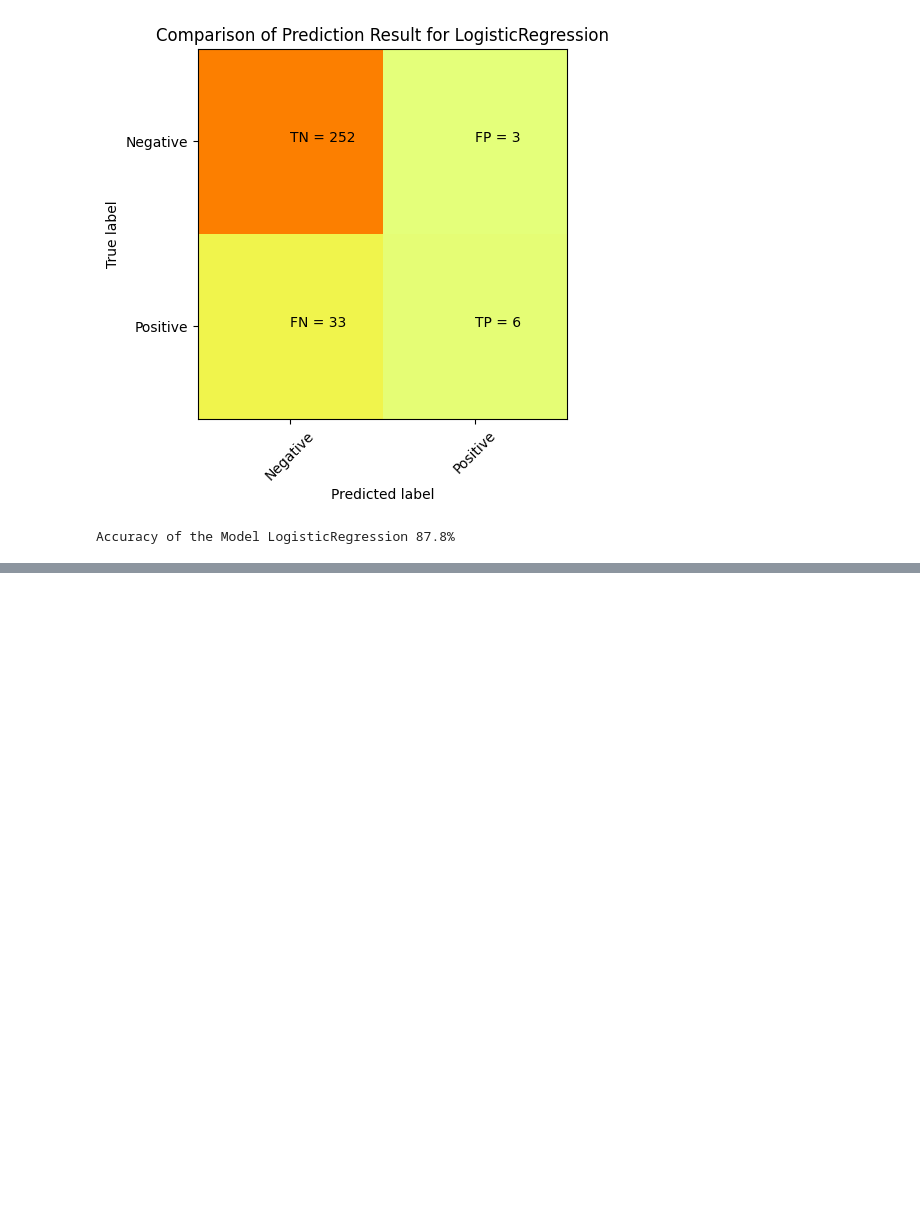
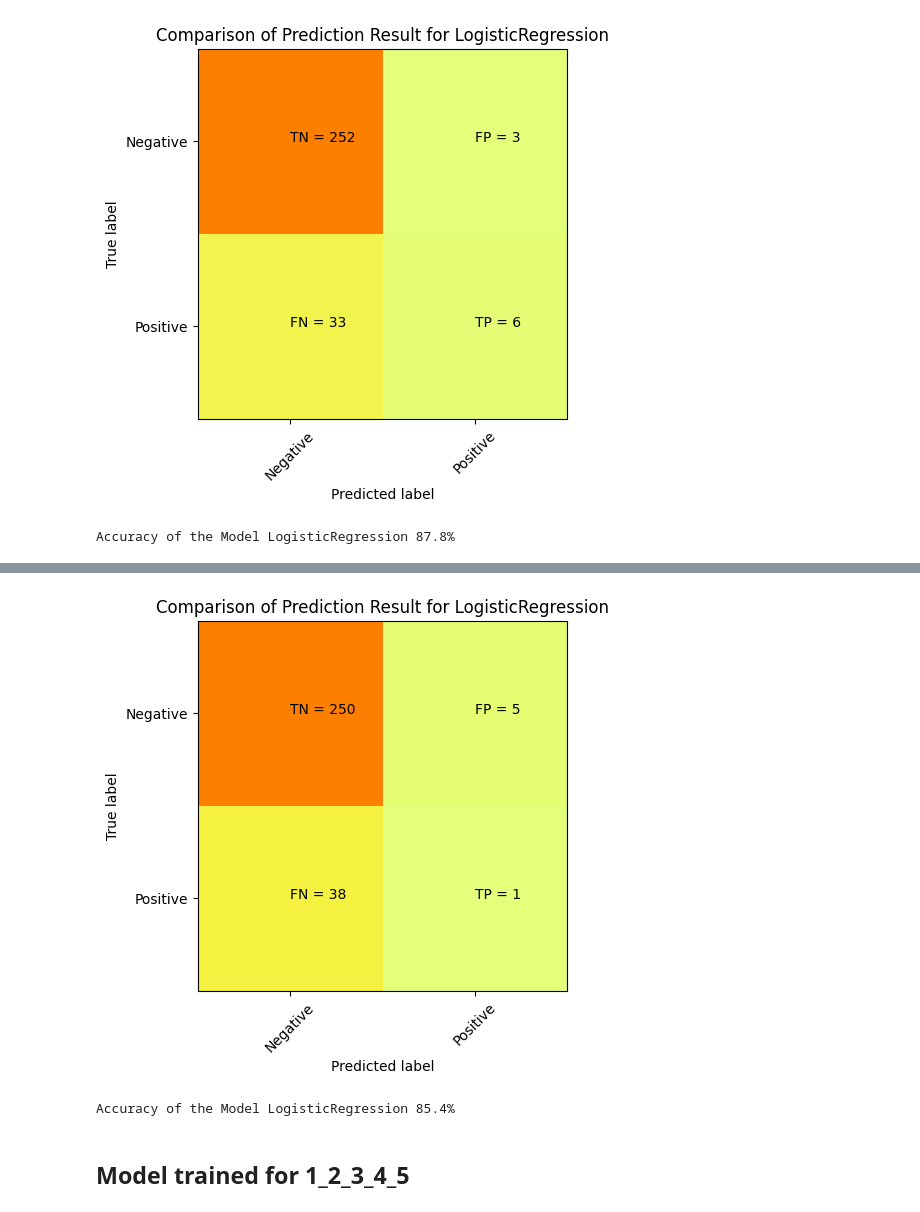
Before and after one commit to RamanRajSingh/Semester, a Jupyter notebook: logistic.ipynb, the cells around one changed output, grey strips where cells are left out. Cells and saved outputs as stored; diff of their text form; code cells hidden in the pictures; blank space fills up the shorter version.

```diff
--- a/logistic.ipynb
+++ b/logistic.ipynb
@@ -299,0 +346,25 @@ Accuracy of the Model LogisticRegression 87.8%
+# %%
+data.columns= data.columns.str.strip()
+# Creating a new data for prediction for 1_2_3_6
+X_1_2_3_6 = data.drop(['Attrition', 'Department', 'EnvironmentSatisfaction', 'JobInvolvement', 'JobLevel', 'JobRole', 'JobSatisfaction', 'RelationshipSatisfaction', 'WorkLifeBalance','YearsAtCompany','YearsInCurrentRole','YearsSinceLastPromotion','YearsWithCurrManager'], axis=1)
+y_1_2_3_6 = data['Attrition']
+# %%
+# Split the data into Training set and Testing set
+from sklearn.model_selection import train_test_split
+X_train_1_2_3_6, X_test_1_2_3_6, y_train_1_2_3_6, y_test_1_2_3_6 = train_test_split(X_1_2_3_6,y_1_2_3_6,test_size =0.2,random_state=42)
+# %%
+# Training the model for 1_2_3_6
+from sklearn.linear_model import SGDClassifier, LogisticRegression #Import packages related to Model
+Model_1_2_3_6 = "LogisticRegression"
+model=LogisticRegression()
+train_test_ml_model(X_train_1_2_3_6,y_train_1_2_3_6,X_test_1_2_3_6,Model_1_2_3_6)
+import joblib
+# Save the trained model
+import pickle
+with open('models/model_1_2_3_6.pkl', 'wb') as f:
+    pickle.dump(model, f)
+# %% [output]
+[figure, added]
+Accuracy of the Model LogisticRegression 85.4%
+# %% [markdown]
+## **Model trained for 1_2_3_4_5**
```
Also changed, not shown: parts of 31 cells of this notebook, 17 other files.
